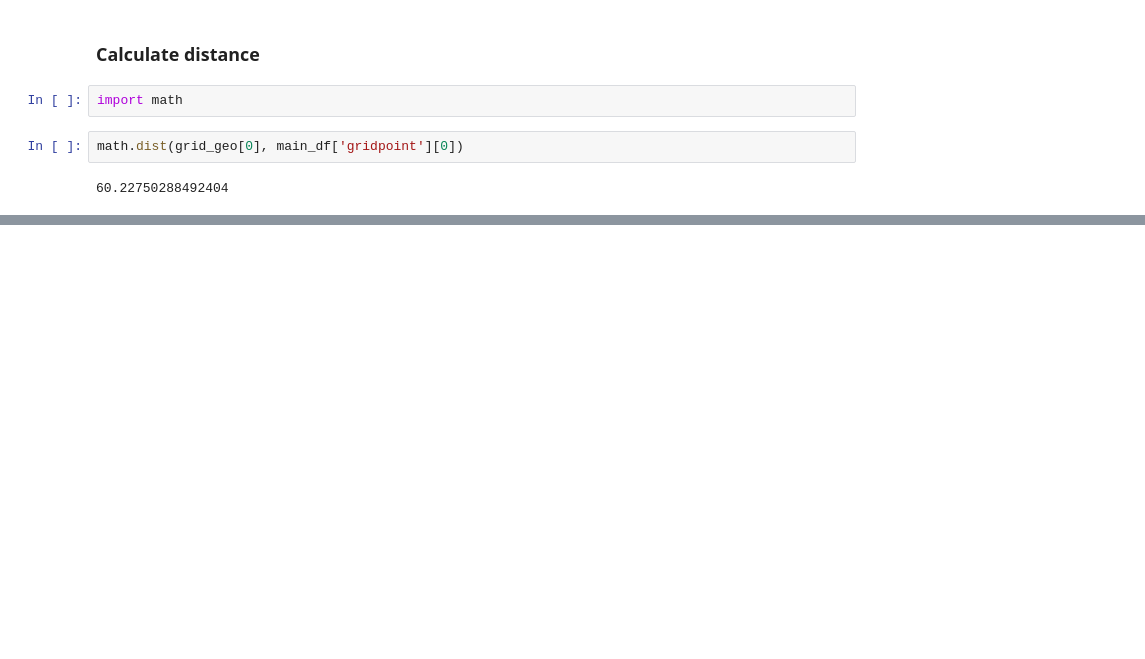
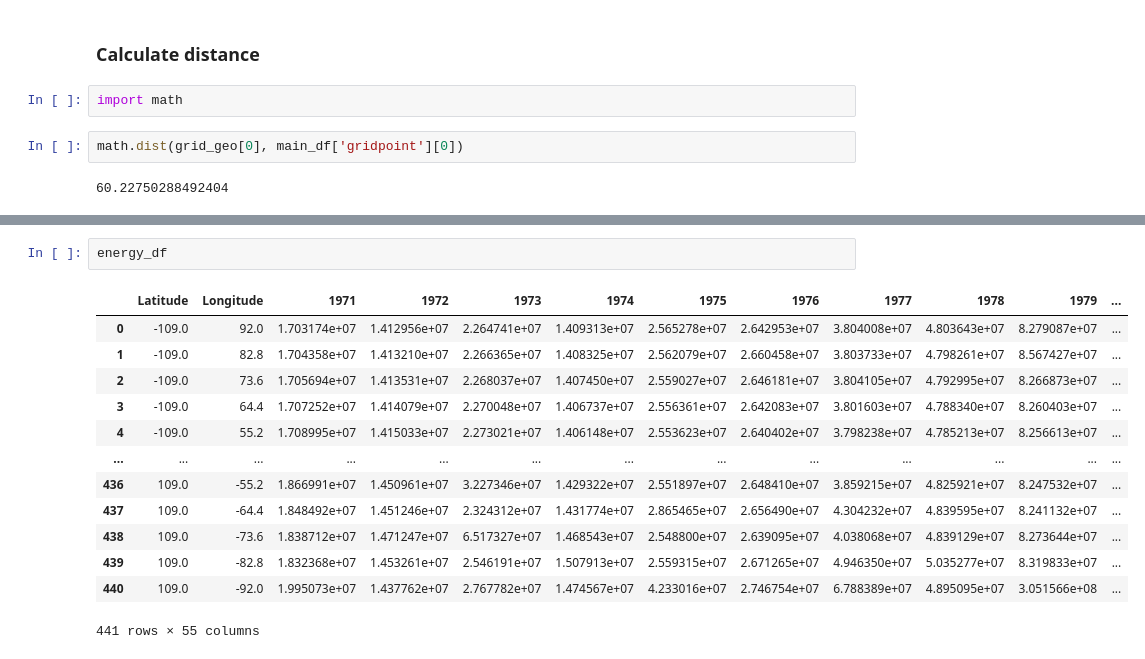
Before and after one commit to justinm329/Earthquake_Analysis, a Jupyter notebook: deprecated_EDA/Untitled.ipynb, the cells around one changed output, grey strips where cells are left out. Drawn from its saved outputs; the diff is of its cells as text; blank space fills up the shorter version.

```diff
--- a/deprecated_EDA/Untitled.ipynb
+++ b/deprecated_EDA/Untitled.ipynb
@@ -209,0 +245,16 @@ grid_geo[:,0].min()
+# %%
+energy_df
+# %% [output]
+|  | Latitude | Longitude | 1971 | 1972 | 1973 | 1974 | 1975 | 1976 | 1977 | 1978 | 1979 | ... |
+| 0 | -109.0 | 92.0 | 1.703174e+07 | 1.412956e+07 | 2.264741e+07 | 1.409313e+07 | 2.565278e+07 | 2.642953e+07 | 3.804008e+07 | 4.803643e+07 | 8.279087e+07 | ... |
+| 1 | -109.0 | 82.8 | 1.704358e+07 | 1.413210e+07 | 2.266365e+07 | 1.408325e+07 | 2.562079e+07 | 2.660458e+07 | 3.803733e+07 | 4.798261e+07 | 8.567427e+07 | ... |
+| 2 | -109.0 | 73.6 | 1.705694e+07 | 1.413531e+07 | 2.268037e+07 | 1.407450e+07 | 2.559027e+07 | 2.646181e+07 | 3.804105e+07 | 4.792995e+07 | 8.266873e+07 | ... |
+| 3 | -109.0 | 64.4 | 1.707252e+07 | 1.414079e+07 | 2.270048e+07 | 1.406737e+07 | 2.556361e+07 | 2.642083e+07 | 3.801603e+07 | 4.788340e+07 | 8.260403e+07 | ... |
+| 4 | -109.0 | 55.2 | 1.708995e+07 | 1.415033e+07 | 2.273021e+07 | 1.406148e+07 | 2.553623e+07 | 2.640402e+07 | 3.798238e+07 | 4.785213e+07 | 8.256613e+07 | ... |
+| ... | ... | ... | ... | ... | ... | ... | ... | ... | ... | ... | ... | ... |
+| 436 | 109.0 | -55.2 | 1.866991e+07 | 1.450961e+07 | 3.227346e+07 | 1.429322e+07 | 2.551897e+07 | 2.648410e+07 | 3.859215e+07 | 4.825921e+07 | 8.247532e+07 | ... |
+| 437 | 109.0 | -64.4 | 1.848492e+07 | 1.451246e+07 | 2.324312e+07 | 1.431774e+07 | 2.865465e+07 | 2.656490e+07 | 4.304232e+07 | 4.839595e+07 | 8.241132e+07 | ... |
+| 438 | 109.0 | -73.6 | 1.838712e+07 | 1.471247e+07 | 6.517327e+07 | 1.468543e+07 | 2.548800e+07 | 2.639095e+07 | 4.038068e+07 | 4.839129e+07 | 8.273644e+07 | ... |
+| 439 | 109.0 | -82.8 | 1.832368e+07 | 1.453261e+07 | 2.546191e+07 | 1.507913e+07 | 2.559315e+07 | 2.671265e+07 | 4.946350e+07 | 5.035277e+07 | 8.319833e+07 | ... |
+| 440 | 109.0 | -92.0 | 1.995073e+07 | 1.437762e+07 | 2.767782e+07 | 1.474567e+07 | 4.233016e+07 | 2.746754e+07 | 6.788389e+07 | 4.895095e+07 | 3.051566e+08 | ... |
+441 rows × 55 columns
```
Also changed, not shown: parts of 11 cells of this notebook, 1 other file.
